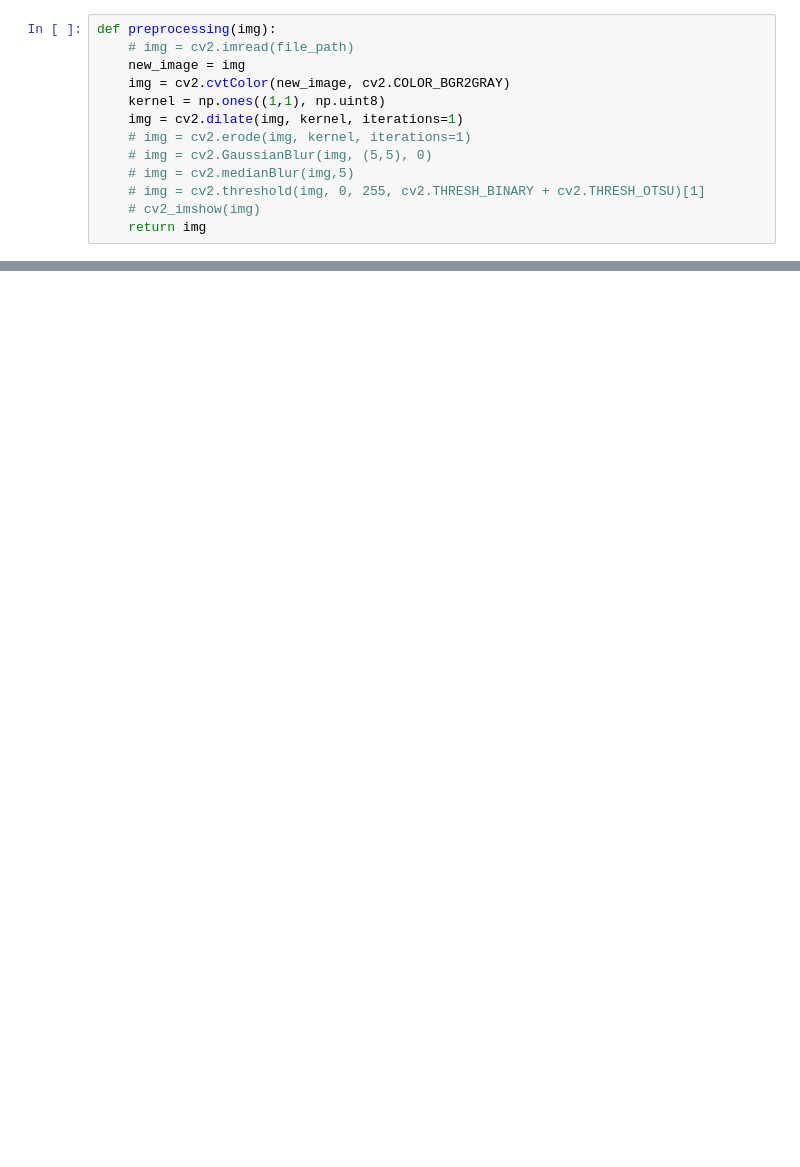
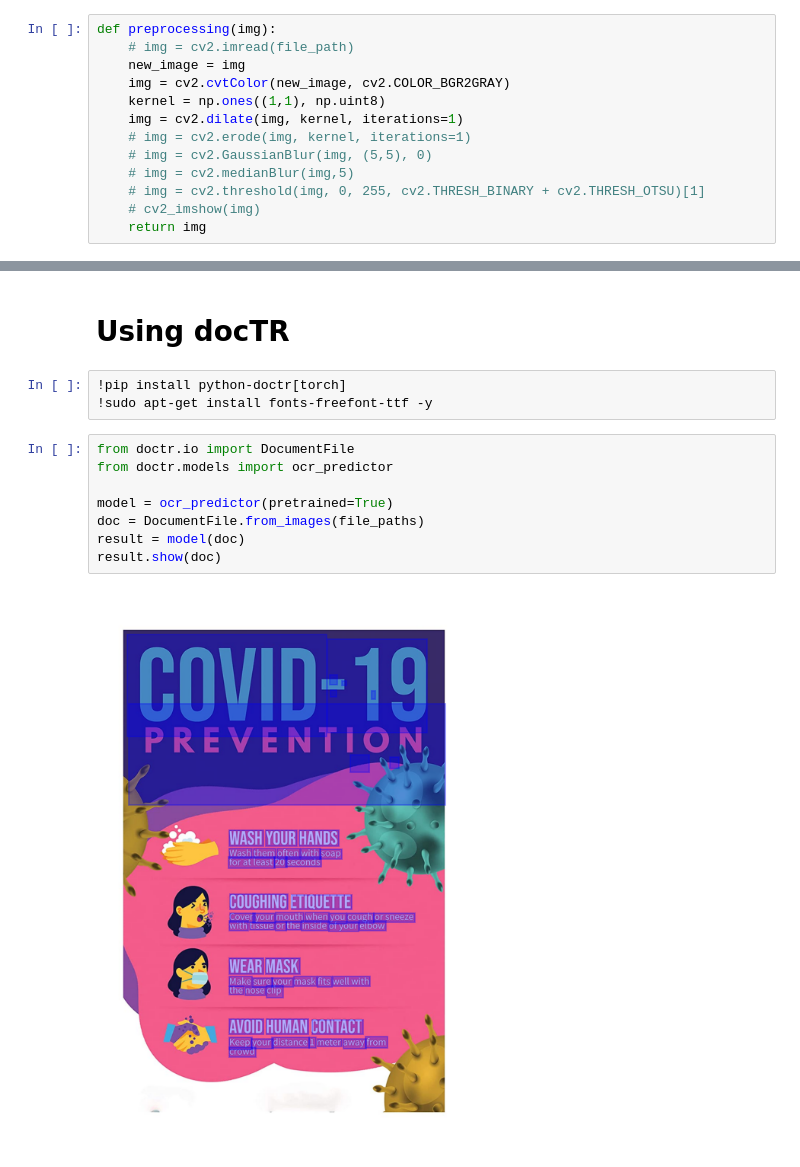
Before and after one commit to Artificial-Brix/BRIX-OCR, a Jupyter notebook: supporting_libraries/Preyam_Rao.ipynb, the cells around one changed output, grey strips where cells are left out. Saved outputs shown, nothing was run; the diff lists cells and outputs as text; blank space fills up the shorter version.

```diff
--- a/supporting_libraries/Preyam_Rao.ipynb
+++ b/supporting_libraries/Preyam_Rao.ipynb
@@ -168,0 +139,15 @@ Cover your mouth when you cough or sneeze
+# %% [markdown]
+# Using docTR
+# %%
+!pip install python-doctr[torch]
+!sudo apt-get install fonts-freefont-ttf -y
+# %%
+from doctr.io import DocumentFile
+from doctr.models import ocr_predictor
+
+model = ocr_predictor(pretrained=True)
+doc = DocumentFile.from_images(file_paths)
+result = model(doc)
+result.show(doc)
+# %% [output]
+[figure, added]
```
Also changed, not shown: parts of 7 cells of this notebook.
